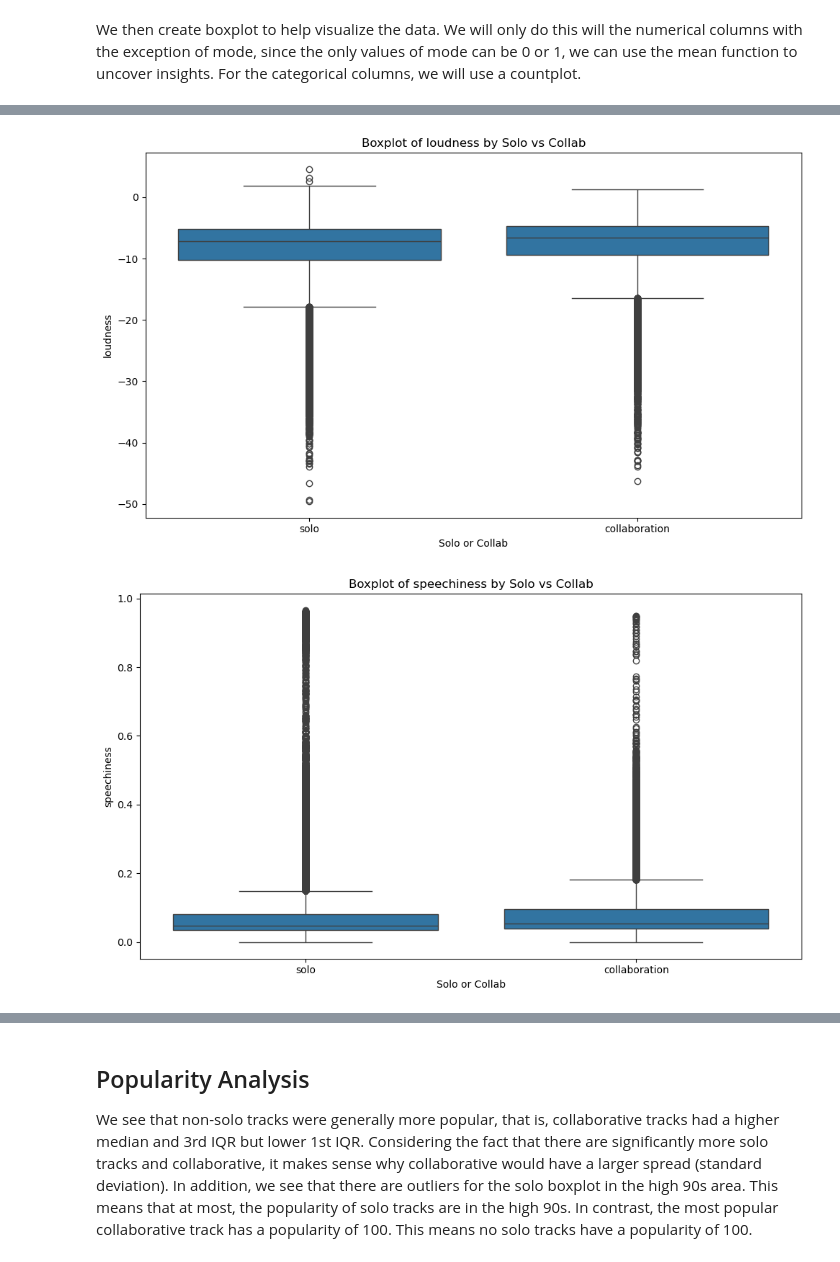
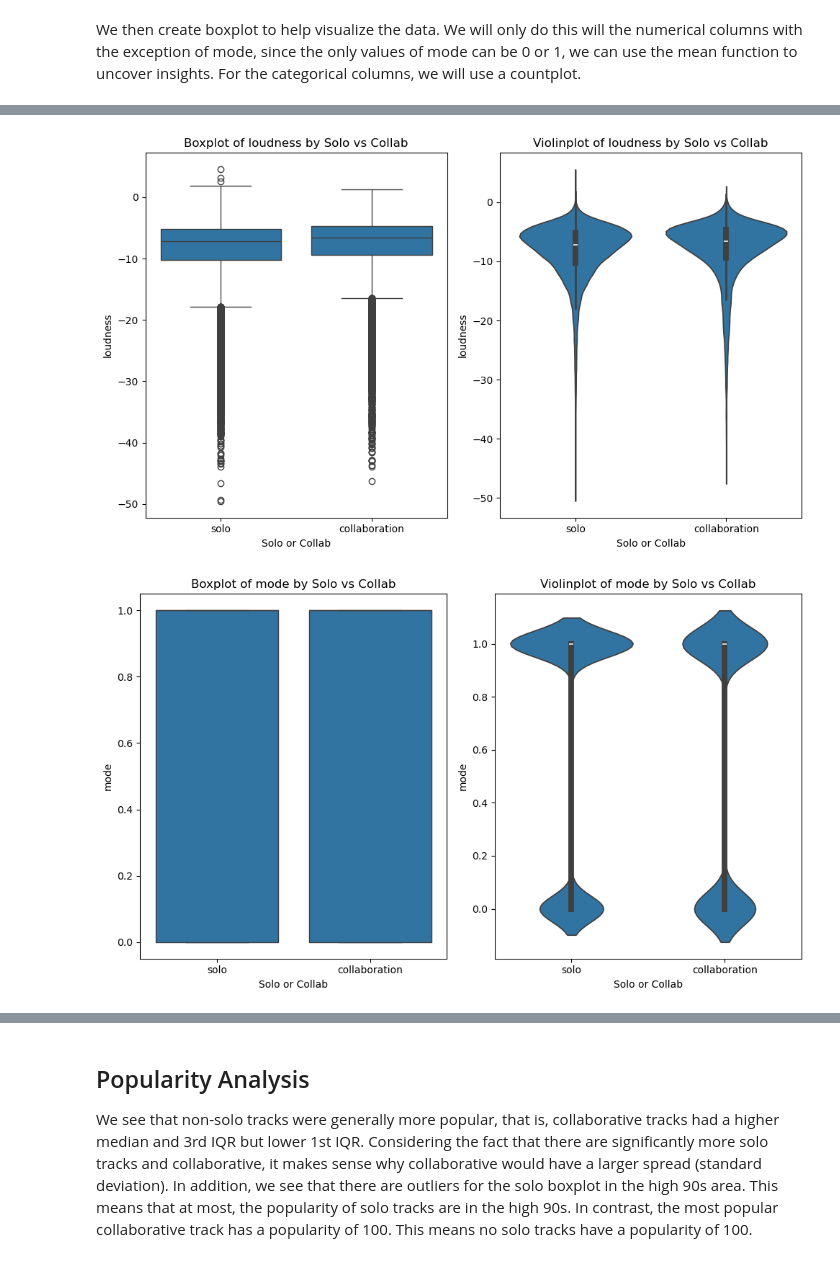
Before and after one commit to FabienThich/Solo-vs-Collab-Music, a Jupyter notebook: main.ipynb, the cells around one changed output, grey strips where cells are left out. Saved outputs shown, nothing was run; the diff lists cells and outputs as text; code cells hidden in the pictures.

```diff
--- a/main.ipynb
+++ b/main.ipynb
@@ -174,14 +175,14 @@ df_solo = df_clean[df_clean['solo_or_collab'] == 'solo'].reset_index(drop=True)
 # %% [markdown]
 We then create boxplot to help visualize the data. We will only do this will the numerical columns with the exception of mode, since the only values of mode can be 0 or 1, we can use the mean function to uncover insights. For the categorical columns, we will use a countplot.
 # %%
-attributes = [
+num_attributes = [
     "popularity",
     "duration_ms",
     "danceability",
     "energy",
     "key",
     "loudness",
-    # "mode",
+    "mode",
     "speechiness",
     "acousticness",
     "instrumentalness",
@@ -190,12 +191,22 @@ attributes = [
     "tempo",
     "time_signature",
 ]
-for attribute in attributes:
+
+for attribute in num_attributes:
     plt.figure(figsize=(10, 6))
+
+    plt.subplot(1, 2, 1)
     sns.boxplot(data=df_clean, x="solo_or_collab", y=attribute)
     plt.title(f'Boxplot of {attribute} by Solo vs Collab')
     plt.xlabel('Solo or Collab')
     plt.ylabel(attribute)
+
+    plt.subplot(1, 2, 2)
+    sns.violinplot(data=df_clean, x="solo_or_collab", y=attribute)
+    plt.title(f'Violinplot of {attribute} by Solo vs Collab')
+    plt.xlabel('Solo or Collab')
+    plt.ylabel(attribute)
+
     plt.tight_layout()
     plt.show()
 # %% [output]
@@ -207,2 +218,2 @@ for attribute in attributes:
-[figure, old version]
+[figure, new version]
-[figure, old version]
+[figure, new version]
```
Also changed, not shown: parts of 19 cells of this notebook.
